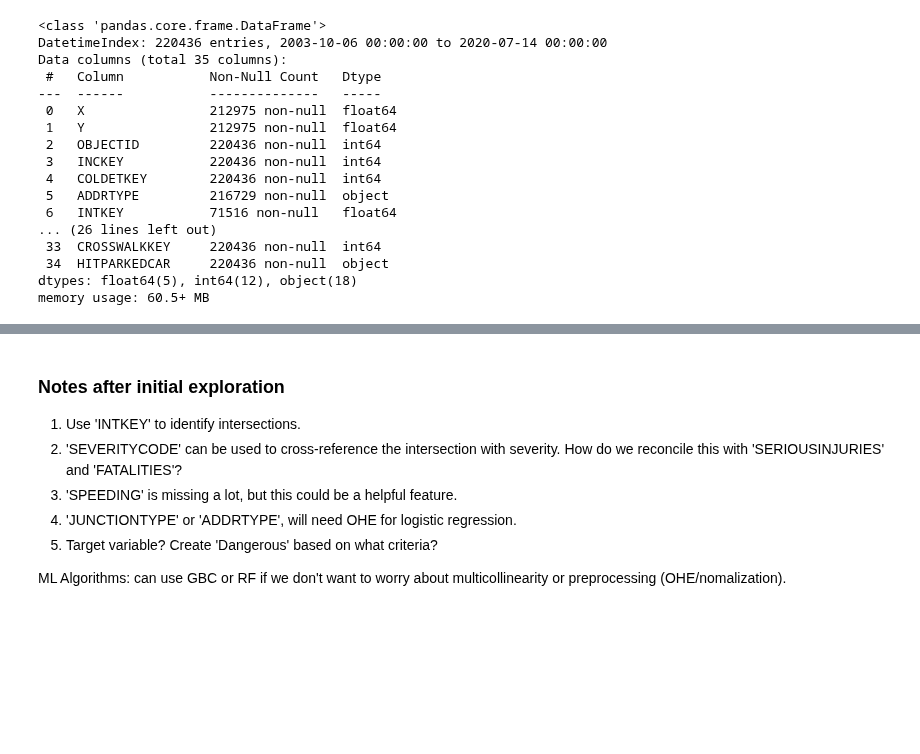
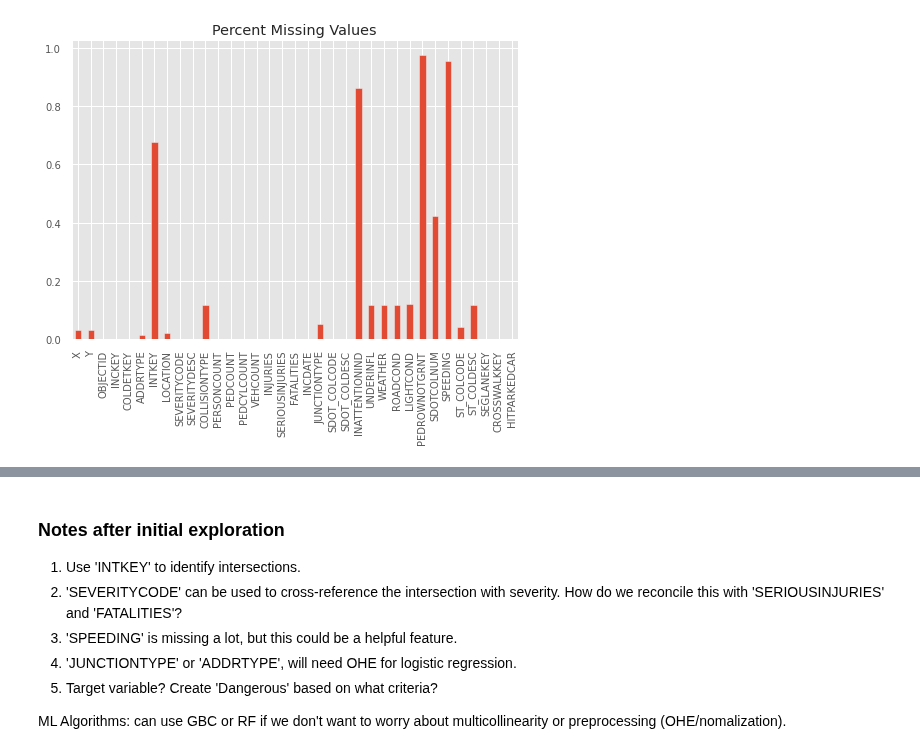
Before and after one commit to DataCircles/traffic_collisions_ml_team1, a Jupyter notebook: notebooks/maureen_eda_collisions.ipynb, the cells around one changed output, grey strips where cells are left out. Drawn from its saved outputs; the diff is of its cells as text; code cells hidden in the pictures; blank space fills up the shorter version.

```diff
--- a/notebooks/maureen_eda_collisions.ipynb
+++ b/notebooks/maureen_eda_collisions.ipynb
@@ -19,26 +19,15 @@ collisions = (
     .sort_index()
     .drop(columns=['EXCEPTRSNDESC', 'EXCEPTRSNCODE', 'REPORTNO', 'STATUS'])
 )
-# %%
-collisions.info()
-# %% [output]
-<class 'pandas.core.frame.DataFrame'>
-DatetimeIndex: 220436 entries, 2003-10-06 00:00:00 to 2020-07-14 00:00:00
-Data columns (total 35 columns):
- #   Column           Non-Null Count   Dtype
----  ------           --------------   -----
- 0   X                212975 non-null  float64
- 1   Y                212975 non-null  float64
- 2   OBJECTID         220436 non-null  int64
- 3   INCKEY           220436 non-null  int64
- 4   COLDETKEY        220436 non-null  int64
- 5   ADDRTYPE         216729 non-null  object
- 6   INTKEY           71516 non-null   float64
-... (26 lines left out)
- 33  CROSSWALKKEY     220436 non-null  int64
- 34  HITPARKEDCAR     220436 non-null  object
-dtypes: float64(5), int64(12), object(18)
-memory usage: 60.5+ MB
+# %%
+# Basic info and % null categories
+#collisions.info()
+
+pct_null = (collisions.isna().sum()/collisions.shape[0]).plot(kind='bar',
+                                                              title="Percent Missing Values")
+plt.savefig('../reports/figures/missing_values.png')
+# %% [output]
+[figure, added]
 # %%
 collisions.describe()
 # %% [output]
```
Also changed, not shown: parts of 5 cells of this notebook, 1 other file.
